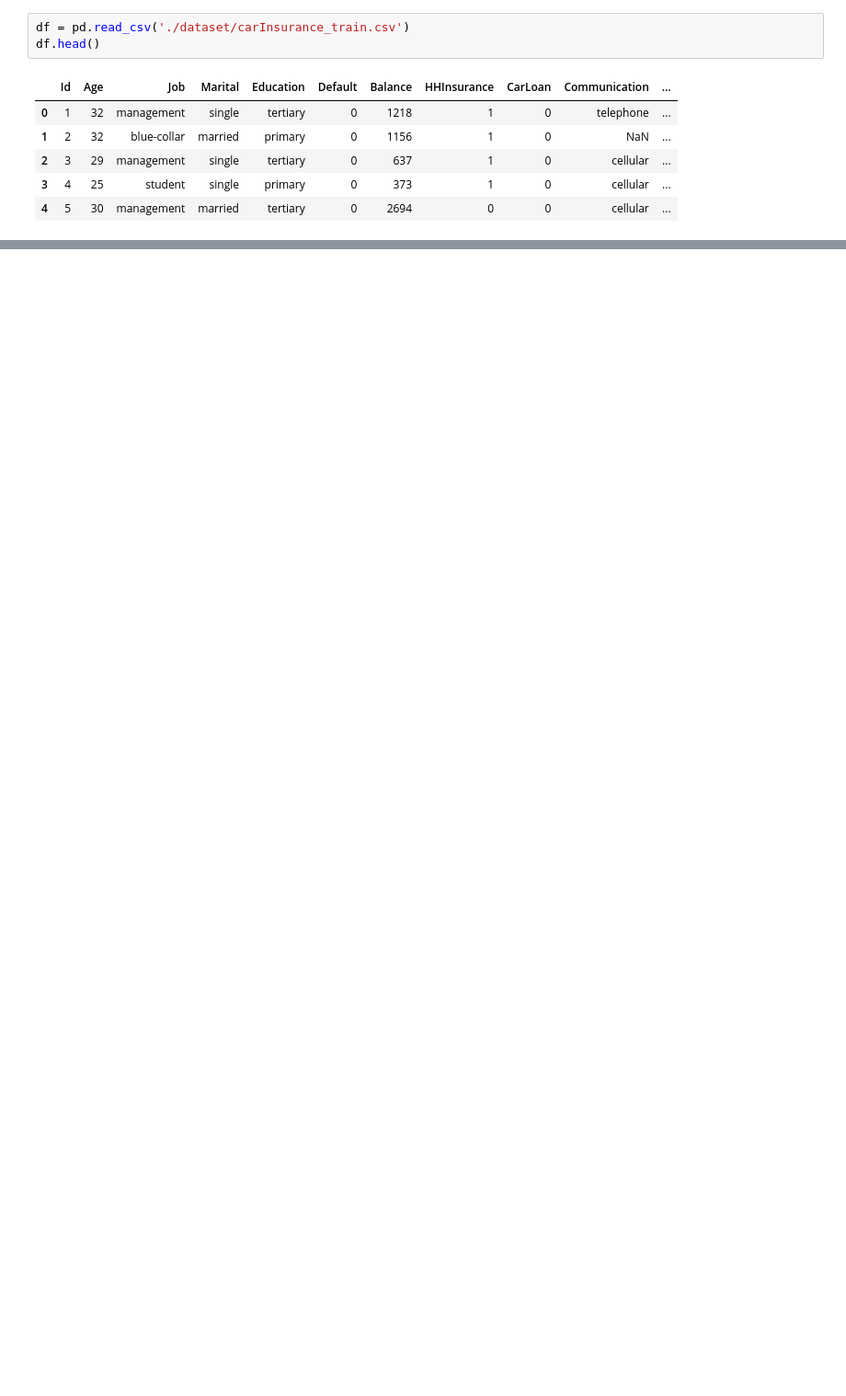
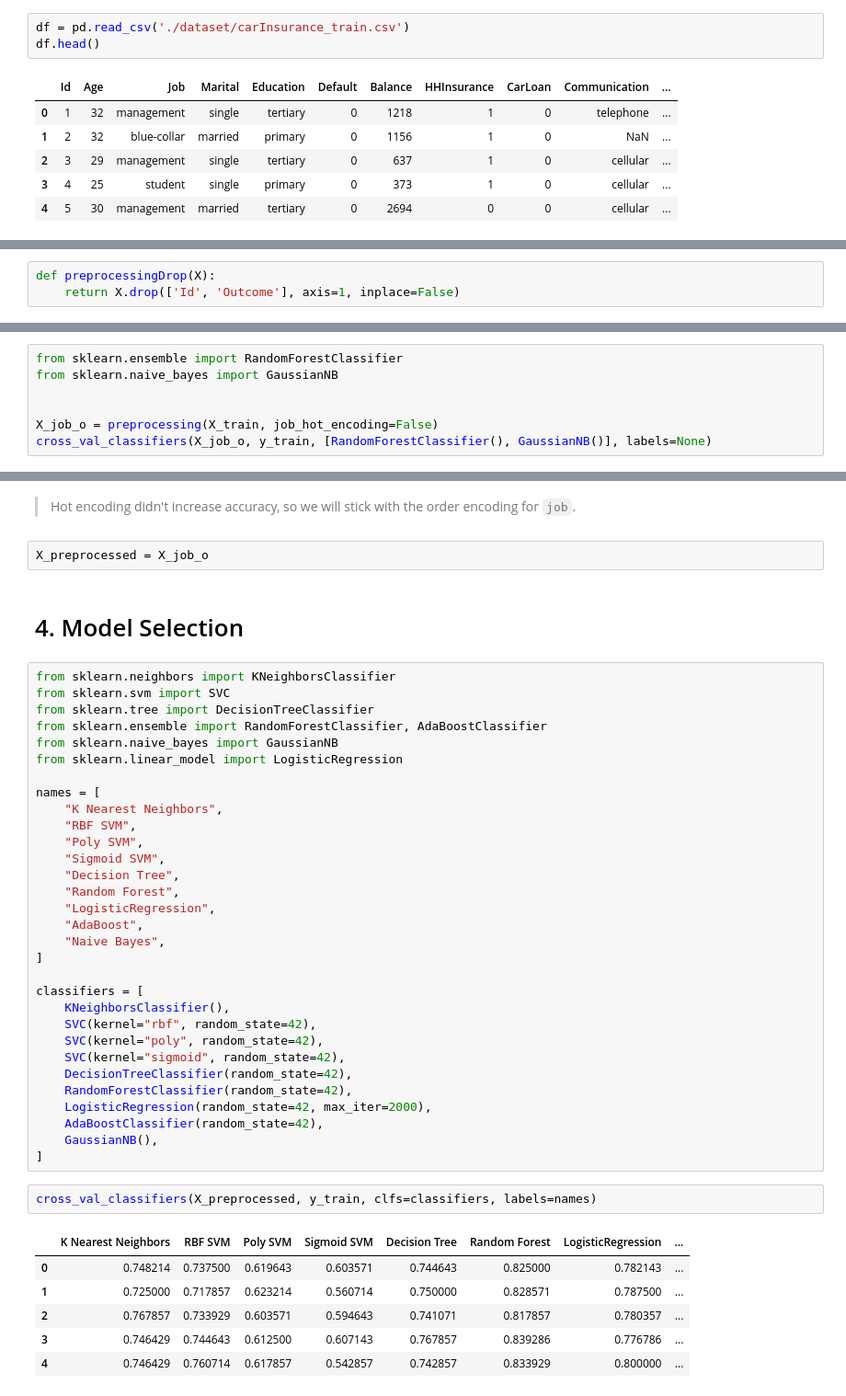
Before and after one commit to SaadBadr/car-insurance-cold-calls, a Jupyter notebook: car-insurance.ipynb, the cells around one changed output, grey strips where cells are left out. Shown: that part at 92% size. Drawn from its saved outputs; the diff is of its cells as text; blank space fills up the shorter version.

```diff
--- a/car-insurance.ipynb
+++ b/car-insurance.ipynb
@@ -588,0 +106,3 @@ out
+# %%
+def preprocessingDrop(X):
+    return X.drop(['Id', 'Outcome'], axis=1, inplace=False)
@@ -588,0 +322,7 @@ out
+# %%
+from sklearn.ensemble import RandomForestClassifier
+from sklearn.naive_bayes import GaussianNB
+
+
+X_job_o = preprocessing(X_train, job_hot_encoding=False)
+cross_val_classifiers(X_job_o, y_train, [RandomForestClassifier(), GaussianNB()], labels=None)
@@ -588,0 +348,46 @@ out
+# %% [markdown]
+> Hot encoding didn't increase accuracy, so we will stick with the order encoding for `job`.
+# %%
+X_preprocessed = X_job_o
+# %% [markdown]
+# 4. Model Selection
+# %%
+from sklearn.neighbors import KNeighborsClassifier
+from sklearn.svm import SVC
+from sklearn.tree import DecisionTreeClassifier
+from sklearn.ensemble import RandomForestClassifier, AdaBoostClassifier
+from sklearn.naive_bayes import GaussianNB
+from sklearn.linear_model import LogisticRegression
+
+names = [
+    "K Nearest Neighbors",
+    "RBF SVM",
+    "Poly SVM",
+    "Sigmoid SVM",
+    "Decision Tree",
+    "Random Forest",
+    "LogisticRegression",
+    "AdaBoost",
+    "Naive Bayes",
+]
+
+classifiers = [
+    KNeighborsClassifier(),
+    SVC(kernel="rbf", random_state=42),
+    SVC(kernel="poly", random_state=42),
+    SVC(kernel="sigmoid", random_state=42),
+    DecisionTreeClassifier(random_state=42),
+    RandomForestClassifier(random_state=42),
+    LogisticRegression(random_state=42, max_iter=2000),
+    AdaBoostClassifier(random_state=42),
+    GaussianNB(),
+]
+# %%
+cross_val_classifiers(X_preprocessed, y_train, clfs=classifiers, labels=names)
+# %% [output]
+|  | K Nearest Neighbors | RBF SVM | Poly SVM | Sigmoid SVM | Decision Tree | Random Forest | LogisticRegression | ... |
+| 0 | 0.748214 | 0.737500 | 0.619643 | 0.603571 | 0.744643 | 0.825000 | 0.782143 | ... |
+| 1 | 0.725000 | 0.717857 | 0.623214 | 0.560714 | 0.750000 | 0.828571 | 0.787500 | ... |
+| 2 | 0.767857 | 0.733929 | 0.603571 | 0.594643 | 0.741071 | 0.817857 | 0.780357 | ... |
+| 3 | 0.746429 | 0.744643 | 0.612500 | 0.607143 | 0.767857 | 0.839286 | 0.776786 | ... |
+| 4 | 0.746429 | 0.760714 | 0.617857 | 0.542857 | 0.742857 | 0.833929 | 0.800000 | ... |
```
Also changed, not shown: parts of 115 cells of this notebook.
